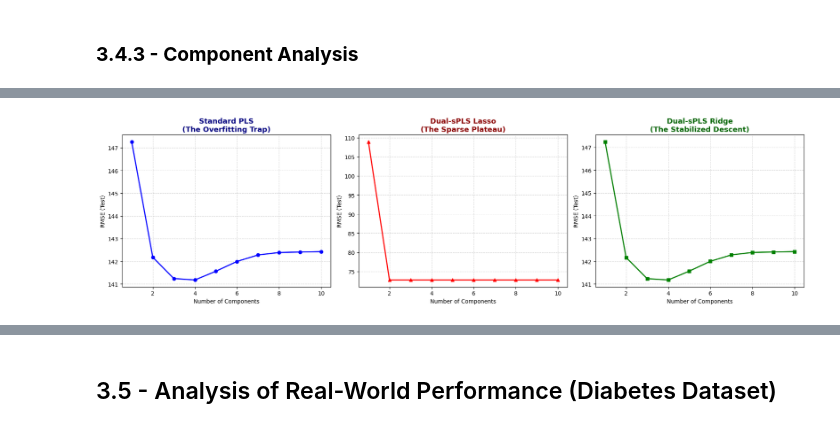
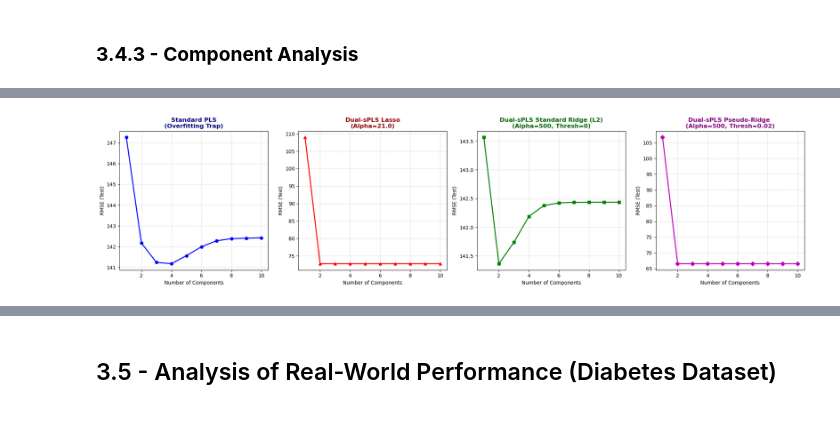
Before and after one commit to alex-onl/dual.spls_oneill_hancelle, a Jupyter notebook: Dual_sPLS_Group_4.ipynb, the cells around one changed output, grey strips where cells are left out. Cells and saved outputs as stored; diff of their text form; code cells hidden in the pictures.

```diff
--- a/Dual_sPLS_Group_4.ipynb
+++ b/Dual_sPLS_Group_4.ipynb
@@ -867,18 +862,41 @@ During training, you may have noticed the warning: **"Component 3 is empty (alph
 # %% [markdown]
 ### **3.4.3 - Component Analysis**
 # %%
-# Define range of components to test
-components_range = range(1, 11) # Test from 1 to 10 components
+# =============================================================================
+# 4. COMPONENT ANALYSIS: RMSE vs n_components (4 Separate Plots)
+# =============================================================================
+print("\n--- 3. ANALYZING ROBUSTNESS (RMSE vs Components) ---")
+
+# Range of components to test (1 to 10)
+components_range = range(1, 11)
+
+# Storage lists
 rmse_pls = []
 rmse_lasso = []
-rmse_ridge = []
+rmse_ridge_std = []
+rmse_ridge_pseudo = []
 
-# Assuming best_alpha_lasso and best_alpha_ridge are already found via Grid Search
-# If not, we use default safe values for demonstration
-if 'best_alpha_lasso' not in locals(): best_alpha_lasso = 0.5 * max_cov_hd
-if 'best_alpha_ridge' not in locals(): best_alpha_ridge = 100.0
+# --- Parameters Setup (Retrieving from Grid Search Results) ---
+# On récupère les valeurs optimales trouvées à l'étape précédente
+# (Si elles n'existent pas, on met des valeurs par défaut pour éviter le crash)
 
-print("Computing RMSE for different components...")
+# 1. Pour Lasso
+if 'best_lasso' in locals() and isinstance(best_lasso, dict):
+    opt_alpha_lasso = best_lasso['alpha']
+else:
+    opt_alpha_lasso = 0.5 * max_cov_hd
+
+# 2. Pour Ridge (Pseudo & Standard)
+if 'best_ridge' in locals() and isinstance(best_ridge, dict):
+    opt_alpha_ridge = best_ridge['alpha']      # La meilleure stabilité (nu2)
+    opt_thresh_ridge = best_ridge['threshold'] # La meilleure sélection (nu1)
+else:
+    opt_alpha_ridge = 100.0
+    opt_thresh_ridge = 0.05
+
+print(f"Testing with optimized params:")
+print(f" > Lasso Alpha: {opt_alpha_lasso:.2f}")
+print(f" > Ridge Alpha: {opt_alpha_ridge:.1f} | Ridge Threshold: {opt_thresh_ridge}")
 
 for n in components_range:
     # 1. Standard PLS
@@ -886,40 +904,55 @@ for n in components_range:
     m_pls.fit(X_train_hd, y_train_hd)
     rmse_pls.append(np.sqrt(mean_squared_error(y_test_hd, m_pls.predict(X_test_hd).flatten())))
 
-    # 2. Lasso
-    m_lasso = DualPLS(n_components=n, penalty='lasso', alpha=best_alpha_lasso)
+    # 2. Tuned Lasso (Best Alpha)
+    m_lasso = DualPLS(n_components=n, penalty='lasso', alpha=opt_alpha_lasso)
     m_lasso.fit(X_train_hd, y_train_hd)
     rmse_lasso.append(np.sqrt(mean_squared_error(y_test_hd, m_lasso.predict(X_test_hd).flatten())))
 
-    # 3. Ridge
-    m_ridge = DualPLS(n_components=n, penalty='ridge', alpha=best_alpha_ridge)
+    # 3. Standard Ridge (Best Alpha, BUT Threshold=0)
+    # On garde le alpha optimal pour la stabilité, mais on désactive la sélection (t=0)
+    # pour voir la différence entre "Juste Ridge" et "Pseudo-Ridge".
+    m_ridge = DualPLS(n_components=n, penalty='ridge', alpha=opt_alpha_ridge, ridge_threshold=0.0)
     m_ridge.fit(X_train_hd, y_train_hd)
-    rmse_ridge.append(np.sqrt(mean_squared_error(y_test_hd, m_ridge.predict(X_test_hd).flatten())))
+    rmse_ridge_std.append(np.sqrt(mean_squared_error(y_test_hd, m_ridge.predict(X_test_hd).flatten())))
 
-# --- PLOTTING ---
-fig, axes = plt.subplots(1, 3, figsize=(18, 5))
+    # 4. Tuned Pseudo-Ridge (Best Alpha AND Best Threshold)
+    # Le modèle gagnant complet (Eq 38)
+    m_pseudo = DualPLS(n_components=n, penalty='ridge', alpha=opt_alpha_ridge, ridge_threshold=opt_thresh_ridge)
+    m_pseudo.fit(X_train_hd, y_train_hd)
+    rmse_ridge_pseudo.append(np.sqrt(mean_squared_error(y_test_hd, m_pseudo.predict(X_test_hd).flatten())))
+
+# --- PLOTTING 4 SEPARATE CURVES ---
+fig, axes = plt.subplots(1, 4, figsize=(20, 5))
 
 # Plot 1: Standard PLS
 axes[0].plot(components_range, rmse_pls, 'b-o', lw=2)
-axes[0].set_title("Standard PLS\n(The Overfitting Trap)", fontsize=13, fontweight='bold', color='navy')
+axes[0].set_title("Standard PLS\n(Overfitting Trap)", fontsize=12, fontweight='bold', color='navy')
 axes[0].set_xlabel("Number of Components")
 axes[0].set_ylabel("RMSE (Test)")
 axes[0].grid(True, linestyle='--', alpha=0.5)
 
 # Plot 2: Lasso
 axes[1].plot(components_range, rmse_lasso, 'r-^', lw=2)
-axes[1].set_title("Dual-sPLS Lasso\n(The Sparse Plateau)", fontsize=13, fontweight='bold', color='darkred')
+axes[1].set_title(f"Dual-sPLS Lasso\n(Alpha={opt_alpha_lasso:.1f})", fontsize=12, fontweight='bold', color='darkred')
 axes[1].set_xlabel("Number of Components")
 axes[1].set_ylabel("RMSE (Test)")
 axes[1].grid(True, linestyle='--', alpha=0.5)
 
-# Plot 3: Ridge
-axes[2].plot(components_range, rmse_ridge, 'g-s', lw=2)
-axes[2].set_title("Dual-sPLS Ridge\n(The Stabilized Descent)", fontsize=13, fontweight='bold', color='darkgreen')
+# Plot 3: Standard Ridge
+axes[2].plot(components_range, rmse_ridge_std, 'g-s', lw=2)
+axes[2].set_title(f"Dual-sPLS Standard Ridge (L2)\n(Alpha={opt_alpha_ridge:.0f}, Thresh=0)", fontsize=12, fontweight='bold', color='darkgreen')
 axes[2].set_xlabel("Number of Components")
 axes[2].set_ylabel("RMSE (Test)")
 axes[2].grid(True, linestyle='--', alpha=0.5)
 
+# Plot 4: Pseudo-Ridge
+axes[3].plot(components_range, rmse_ridge_pseudo, 'm-D', lw=2)
+axes[3].set_title(f"Dual-sPLS Pseudo-Ridge \n(Alpha={opt_alpha_ridge:.0f}, Thresh={opt_thresh_ridge})", fontsize=12, fontweight='bold', color='purple')
+axes[3].set_xlabel("Number of Components")
+axes[3].set_ylabel("RMSE (Test)")
+axes[3].grid(True, linestyle='--', alpha=0.5)
+
 plt.tight_layout()
 plt.show()
 # %% [output]
@@ -935,4 +979,4 @@ Warning: Component 3 is empty (alpha too high). Stopping.
-[figure, old version]
+[figure, new version]
 # %% [markdown]
 ### **Impact of Number of Components: Model Behavior Analysis**
 
```
Also changed, not shown: parts of 8 cells of this notebook.
